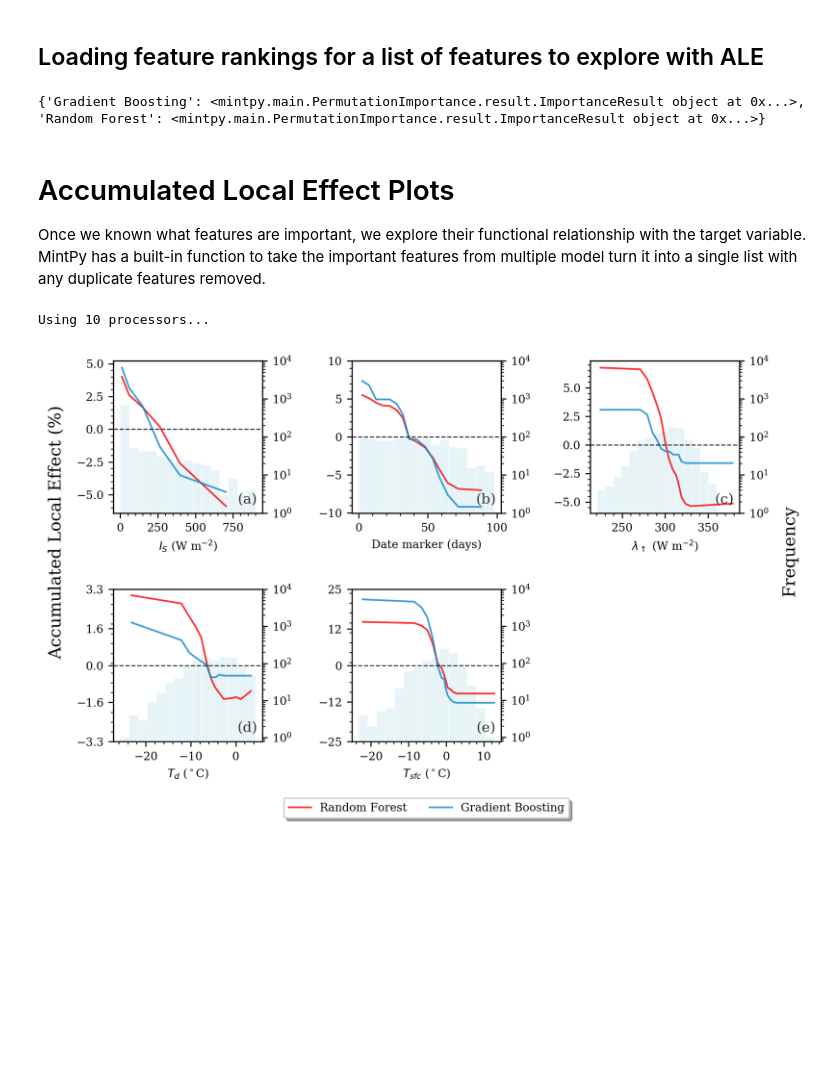
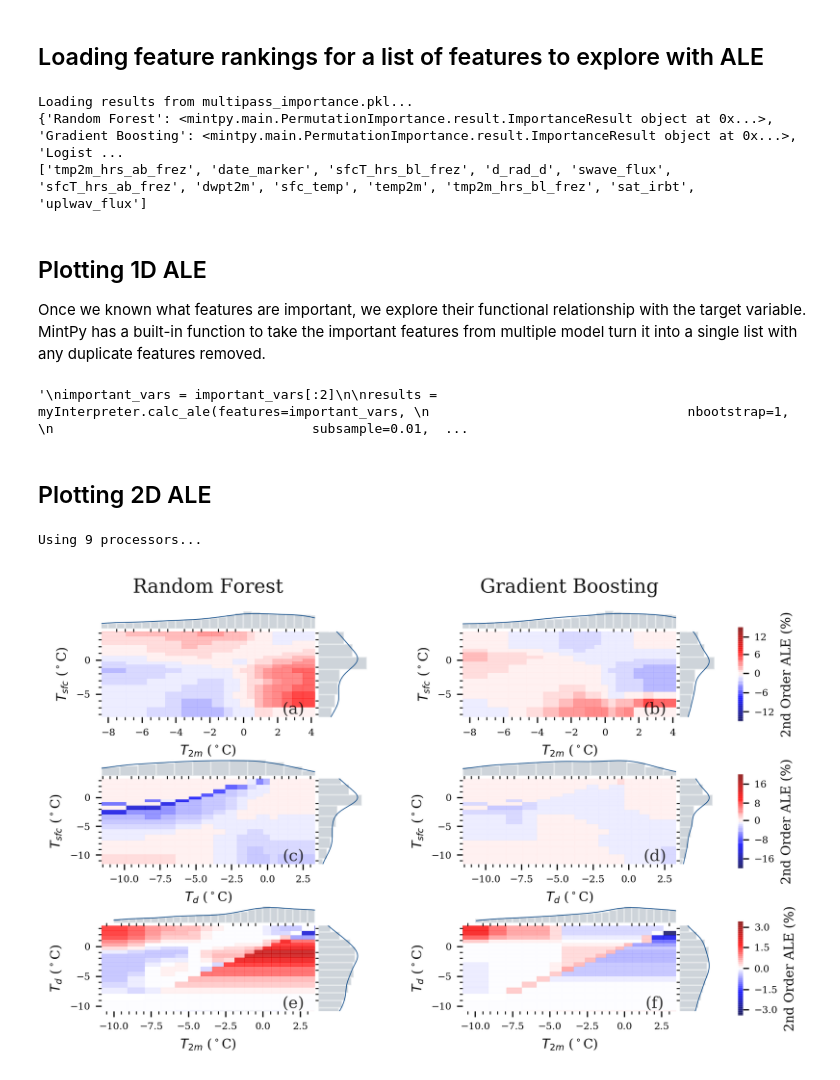
Before and after one commit to monte-flora/scikit-explain, a Jupyter notebook: tutorial_notebooks/accumulated_local_effect_tutorial.ipynb, the cells around one changed output. Cells and saved outputs as stored; diff of their text form; code cells hidden in the pictures; blank space fills up the shorter version.

```diff
--- a/tutorial_notebooks/accumulated_local_effect_tutorial.ipynb
+++ b/tutorial_notebooks/accumulated_local_effect_tutorial.ipynb
@@ -40,7 +15,9 @@ Target Skew : 39.173%
+# %%
+model_objs, model_names = mintpy.load_models()
+examples, targets = mintpy.load_data()
 # %% [markdown]
 ## Loading feature rankings for a list of features to explore with ALE
 # %%
-results_filepath = os.path.join(current_dir, 'results')
 myInterpreter = mintpy.InterpretToolkit(model=model_objs,
                                  model_names=model_names,
                                  examples=examples,
@@ -48,31 +25,52 @@ myInterpreter = mintpy.InterpretToolkit(model=model_objs,
                                 )
 
 # Load the permutation important results from the saved pickle file
-results = myInterpreter.load_results(fnames=os.path.join(results_filepath,'multipass_importance.pkl'),
+results = myInterpreter.load_results(fnames='multipass_importance.pkl',
                                      option='permutation_importance',
-                                    model_names=model_names)
+                                    model_names=['Random Forest', 'Gradient Boosting'])
 
 print(results)
 important_vars = myInterpreter.get_important_vars(results, multipass=True, nvars=7)
+print(important_vars)
 # %% [output]
-{'Gradient Boosting': <mintpy.main.PermutationImportance.result.ImportanceResult object at 0x...>, 'Random Forest': <mintpy.main.PermutationImportance.result.ImportanceResult object at 0x...>}
+Loading results from multipass_importance.pkl...
+{'Random Forest': <mintpy.main.PermutationImportance.result.ImportanceResult object at 0x...>, 'Gradient Boosting': <mintpy.main.PermutationImportance.result.ImportanceResult object at 0x...>, 'Logist ...
+['tmp2m_hrs_ab_frez', 'date_marker', 'sfcT_hrs_bl_frez', 'd_rad_d', 'swave_flux', 'sfcT_hrs_ab_frez', 'dwpt2m', 'sfc_temp', 'temp2m', 'tmp2m_hrs_bl_frez', 'sat_irbt', 'uplwav_flux']
 # %% [markdown]
-# Accumulated Local Effect Plots
+## Plotting 1D ALE
 
 Once we known what features are important, we explore their functional relationship with the target variable. MintPy has a built-in function to take the important features from multiple model turn it into a single list with any duplicate features removed.
 # %%
-important_vars = important_vars[:5]
+"""
+important_vars = important_vars[:2]
 
 results = myInterpreter.calc_ale(features=important_vars,
                                  nbootstrap=1,
                                  subsample=0.01,
-                                 njobs=len(important_vars)*len(model_objs),
-                                 nbins=15
+                                 njobs=2,
+                                 nbins=20
                                 )
 
 fig, axes = myInterpreter.plot_ale(feature_units=plotting_config.feature_units,
                                    readable_feature_names=plotting_config.readable_feature_names
                                   )
+"""
 # %% [output]
-Using 10 processors...
+'\nimportant_vars = important_vars[:2]\n\nresults = myInterpreter.calc_ale(features=important_vars, \n                                 nbootstrap=1, \n                                 subsample=0.01,  ...
-[figure, removed]
+# %% [markdown]
+## Plotting 2D ALE
+# %%
+features=[('temp2m', 'sfc_temp'), ('dwpt2m', 'sfc_temp'), ('temp2m', 'dwpt2m')]
+results = myInterpreter.calc_ale(features=features,
+                                 nbootstrap=1,
+                                 subsample=1.0,
+                                 njobs=len(features)*len(model_names),
+                                 nbins=20
+                                )
+
+fig, axes = myInterpreter.plot_ale(feature_units=plotting_config.feature_units,
+                                   readable_feature_names=plotting_config.readable_feature_names
+                                  )
+# %% [output]
+Using 9 processors...
+[figure, added]
```
Also changed, not shown: parts of 3 cells of this notebook, 25 other files.
